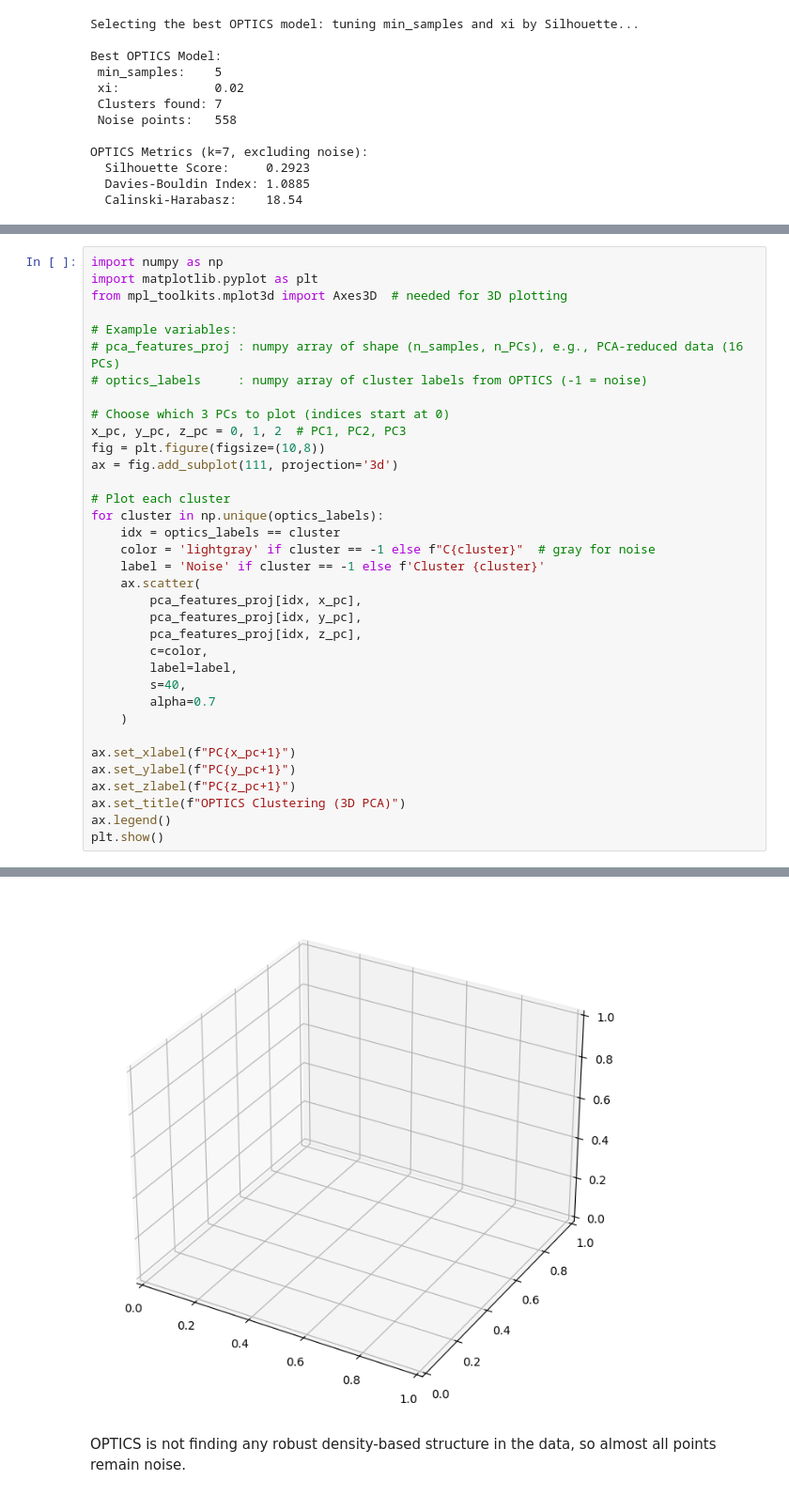
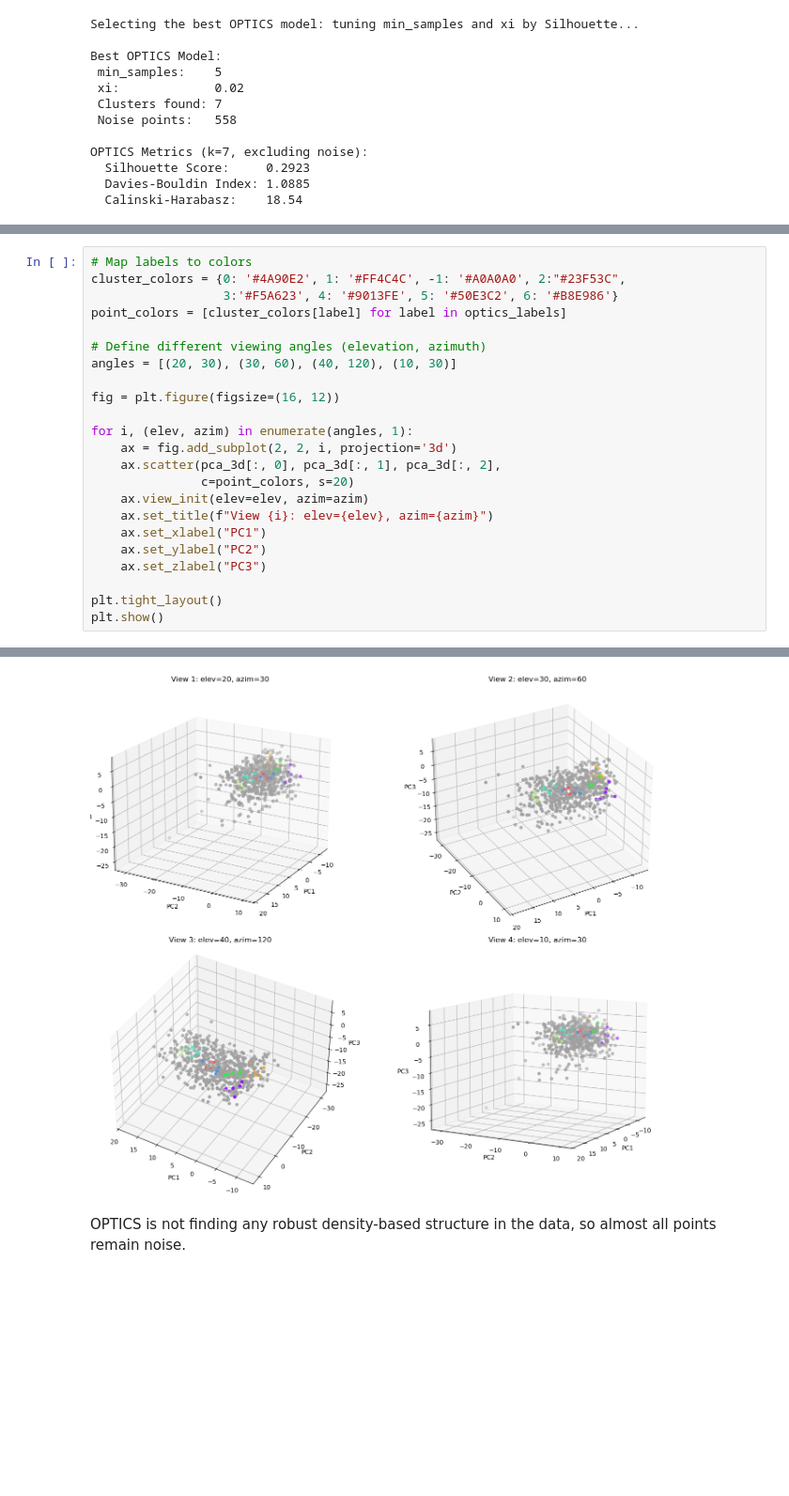
Before and after one commit to xandime/EEG_cluster_detection, a Jupyter notebook: compare_clustering_methods_PCA_Dortmund.ipynb, the cells around one changed output, grey strips where cells are left out. Shown at 94% size. Drawn from its saved outputs; the diff is of its cells as text; blank space fills up the shorter version.

Commit message:
cluster visualisations (not sure why didn't work last push)

```diff
--- a/compare_clustering_methods_PCA_Dortmund.ipynb
+++ b/compare_clustering_methods_PCA_Dortmund.ipynb
@@ -522,36 +559,24 @@ OPTICS Metrics (k=7, excluding noise):
 # %%
-import numpy as np
-import matplotlib.pyplot as plt
-from mpl_toolkits.mplot3d import Axes3D  # needed for 3D plotting
+# Map labels to colors
+cluster_colors = {0: '#4A90E2', 1: '#FF4C4C', -1: '#A0A0A0', 2:"#23F53C",
+                  3:'#F5A623', 4: '#9013FE', 5: '#50E3C2', 6: '#B8E986'}
+point_colors = [cluster_colors[label] for label in optics_labels]
 
-# Example variables:
-# pca_features_proj : numpy array of shape (n_samples, n_PCs), e.g., PCA-reduced data (16 PCs)
-# optics_labels     : numpy array of cluster labels from OPTICS (-1 = noise)
+# Define different viewing angles (elevation, azimuth)
+angles = [(20, 30), (30, 60), (40, 120), (10, 30)]
 
-# Choose which 3 PCs to plot (indices start at 0)
-x_pc, y_pc, z_pc = 0, 1, 2  # PC1, PC2, PC3
-fig = plt.figure(figsize=(10,8))
-ax = fig.add_subplot(111, projection='3d')
+fig = plt.figure(figsize=(16, 12))
 
-# Plot each cluster
-for cluster in np.unique(optics_labels):
-    idx = optics_labels == cluster
-    color = 'lightgray' if cluster == -1 else f"C{cluster}"  # gray for noise
-    label = 'Noise' if cluster == -1 else f'Cluster {cluster}'
-    ax.scatter(
-        pca_features_proj[idx, x_pc],
-        pca_features_proj[idx, y_pc],
-        pca_features_proj[idx, z_pc],
-        c=color,
-        label=label,
-        s=40,
-        alpha=0.7
-    )
+for i, (elev, azim) in enumerate(angles, 1):
+    ax = fig.add_subplot(2, 2, i, projection='3d')
+    ax.scatter(pca_3d[:, 0], pca_3d[:, 1], pca_3d[:, 2],
+               c=point_colors, s=20)
+    ax.view_init(elev=elev, azim=azim)
+    ax.set_title(f"View {i}: elev={elev}, azim={azim}")
+    ax.set_xlabel("PC1")
+    ax.set_ylabel("PC2")
+    ax.set_zlabel("PC3")
 
-ax.set_xlabel(f"PC{x_pc+1}")
-ax.set_ylabel(f"PC{y_pc+1}")
-ax.set_zlabel(f"PC{z_pc+1}")
-ax.set_title(f"OPTICS Clustering (3D PCA)")
-ax.legend()
+plt.tight_layout()
 plt.show()
 # %% [output]
@@ -559,4 +583,4 @@ NameError: name 'pca_features_proj' is not defined
-[figure, old version]
+[figure, new version]
 # %% [markdown]
 OPTICS is not finding any robust density-based structure in the data, so almost all points remain noise.
 # %% [markdown]
```
Also changed, not shown: parts of 24 cells of this notebook.
